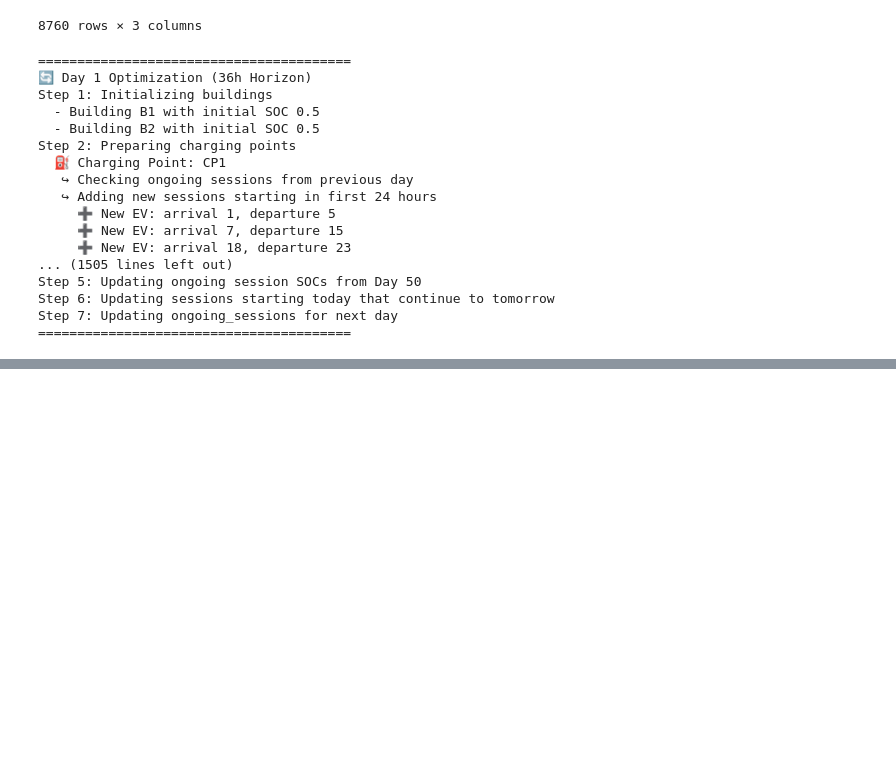
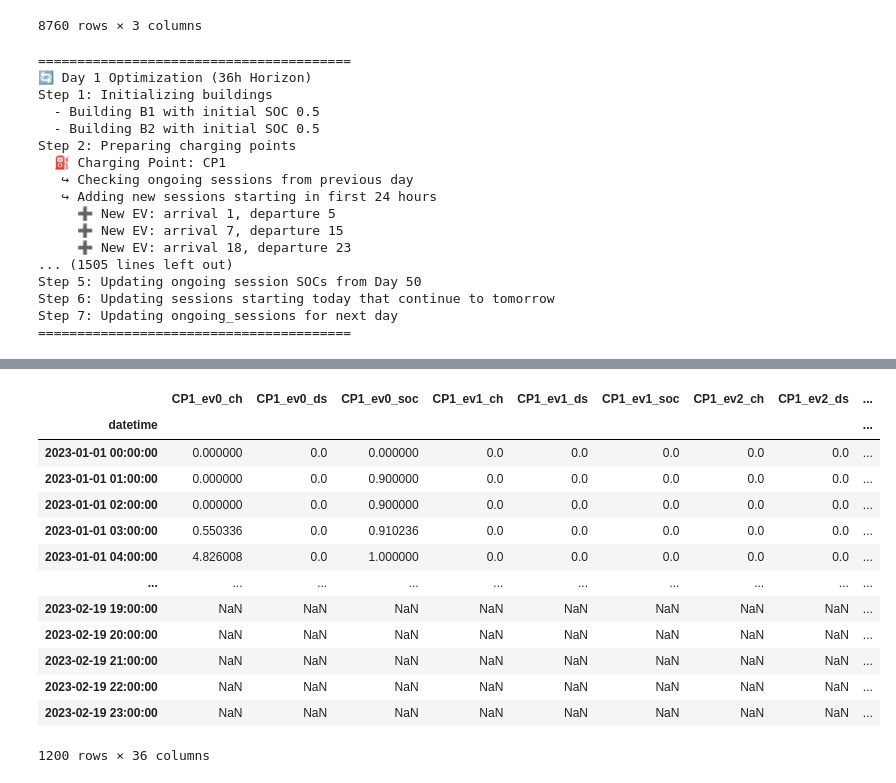
Before and after one commit to SaraAboebeid/ECOM-Tool, a Jupyter notebook: LEC-Opt-Agent-Based-No-Network.ipynb, the cells around one changed output, grey strips where cells are left out. Saved outputs shown, nothing was run; the diff lists cells and outputs as text; code cells hidden in the pictures; blank space fills up the shorter version.

```diff
--- a/LEC-Opt-Agent-Based-No-Network.ipynb
+++ b/LEC-Opt-Agent-Based-No-Network.ipynb
@@ -501,7 +501,7 @@ for day in range(days):
     # 3. Run optimization
     print("Step 3: Solving optimization model")
     spot_prices = spot_prices_hourly.loc[start_time:end_time - timedelta(hours=1), 'SEK_per_kWh'].tolist()
-    opt_model = V2G_opt_spot_cp(charging_point_list, building_list, spot_prices)
+    opt_model = LEC_Opt_spot(charging_point_list, building_list, spot_prices)
     results_df = opt_model.solve()
     df = opt_model.get_results()
     df.index = spot_prices_hourly.loc[start_time:end_time - timedelta(hours=1), 'SEK_per_kWh'].index
@@ -588,0 +589,17 @@ np.float64(28132.358544274073)
+# %%
+rolling_results
+# %% [output]
+|  | CP1_ev0_ch | CP1_ev0_ds | CP1_ev0_soc | CP1_ev1_ch | CP1_ev1_ds | CP1_ev1_soc | CP1_ev2_ch | CP1_ev2_ds | ... |
+| datetime |  |  |  |  |  |  |  |  | ... |
+| 2023-01-01 00:00:00 | 0.000000 | 0.0 | 0.000000 | 0.0 | 0.0 | 0.0 | 0.0 | 0.0 | ... |
+| 2023-01-01 01:00:00 | 0.000000 | 0.0 | 0.900000 | 0.0 | 0.0 | 0.0 | 0.0 | 0.0 | ... |
+| 2023-01-01 02:00:00 | 0.000000 | 0.0 | 0.900000 | 0.0 | 0.0 | 0.0 | 0.0 | 0.0 | ... |
+| 2023-01-01 03:00:00 | 0.550336 | 0.0 | 0.910236 | 0.0 | 0.0 | 0.0 | 0.0 | 0.0 | ... |
+| 2023-01-01 04:00:00 | 4.826008 | 0.0 | 1.000000 | 0.0 | 0.0 | 0.0 | 0.0 | 0.0 | ... |
+| ... | ... | ... | ... | ... | ... | ... | ... | ... | ... |
+| 2023-02-19 19:00:00 | NaN | NaN | NaN | NaN | NaN | NaN | NaN | NaN | ... |
+| 2023-02-19 20:00:00 | NaN | NaN | NaN | NaN | NaN | NaN | NaN | NaN | ... |
+| 2023-02-19 21:00:00 | NaN | NaN | NaN | NaN | NaN | NaN | NaN | NaN | ... |
+| 2023-02-19 22:00:00 | NaN | NaN | NaN | NaN | NaN | NaN | NaN | NaN | ... |
+| 2023-02-19 23:00:00 | NaN | NaN | NaN | NaN | NaN | NaN | NaN | NaN | ... |
+1200 rows × 36 columns
```
Also changed, not shown: parts of 4 cells of this notebook, 6 other files.
